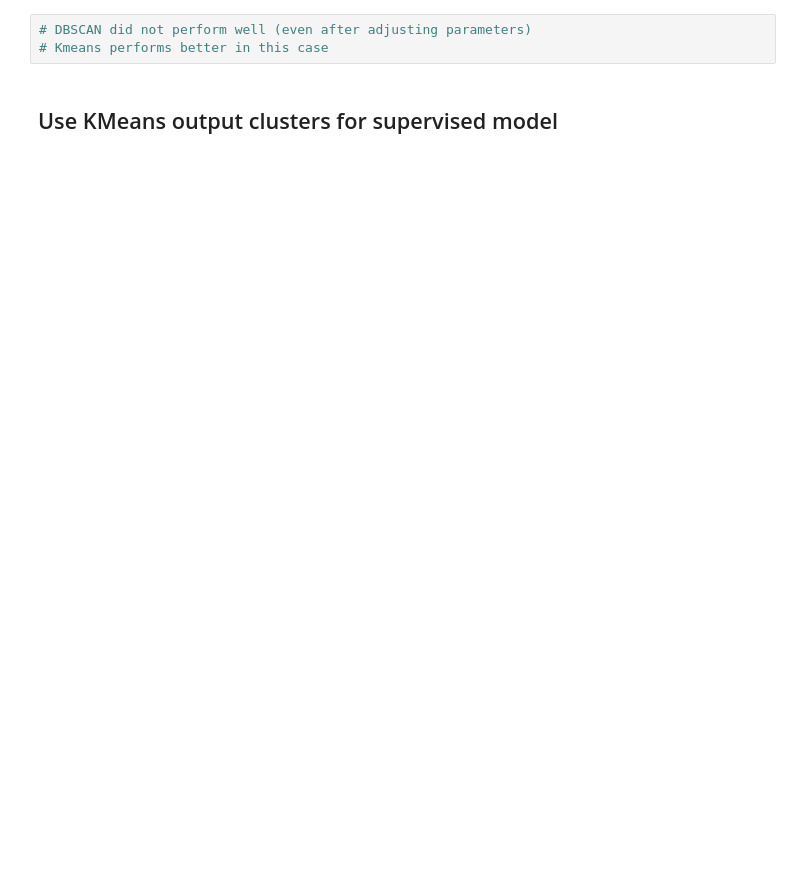
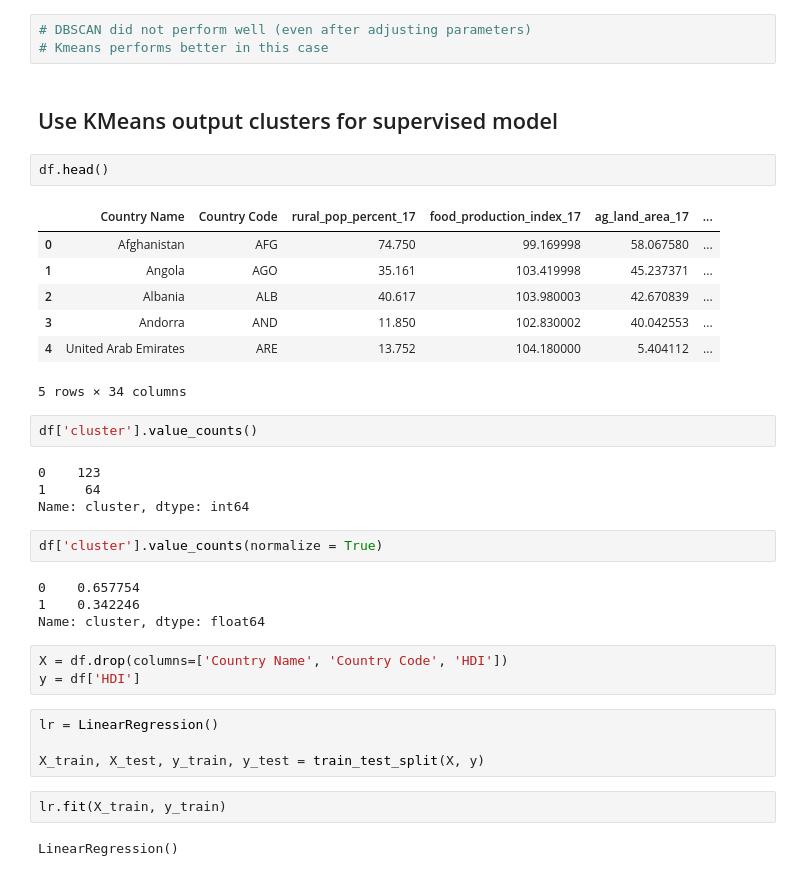
Before and after one commit to pemurp19/Predicting-HDI---Human-Development-Indicators, a Jupyter notebook: code/Clustering.ipynb, the cells around one changed output. Saved outputs shown, nothing was run; the diff lists cells and outputs as text; blank space fills up the shorter version.

```diff
--- a/code/Clustering.ipynb
+++ b/code/Clustering.ipynb
@@ -184,3 +192,36 @@ DBSCAN silhouette: -0.08581744106556478
 # Kmeans performs better in this case
 # %% [markdown]
 ## Use KMeans output clusters for supervised model
+# %%
+df.head()
+# %% [output]
+|  | Country Name | Country Code | rural_pop_percent_17 | food_production_index_17 | ag_land_area_17 | ... |
+| 0 | Afghanistan | AFG | 74.750 | 99.169998 | 58.067580 | ... |
+| 1 | Angola | AGO | 35.161 | 103.419998 | 45.237371 | ... |
+| 2 | Albania | ALB | 40.617 | 103.980003 | 42.670839 | ... |
+| 3 | Andorra | AND | 11.850 | 102.830002 | 40.042553 | ... |
+| 4 | United Arab Emirates | ARE | 13.752 | 104.180000 | 5.404112 | ... |
+5 rows × 34 columns
+# %%
+df['cluster'].value_counts()
+# %% [output]
+0    123
+1     64
+Name: cluster, dtype: int64
+# %%
+df['cluster'].value_counts(normalize = True)
+# %% [output]
+0    0.657754
+1    0.342246
+Name: cluster, dtype: float64
+# %%
+X = df.drop(columns=['Country Name', 'Country Code', 'HDI'])
+y = df['HDI']
+# %%
+lr = LinearRegression()
+
+X_train, X_test, y_train, y_test = train_test_split(X, y)
+# %%
+lr.fit(X_train, y_train)
+# %% [output]
+LinearRegression()
```
Also changed, not shown: parts of 18 cells of this notebook, 8 other files.
